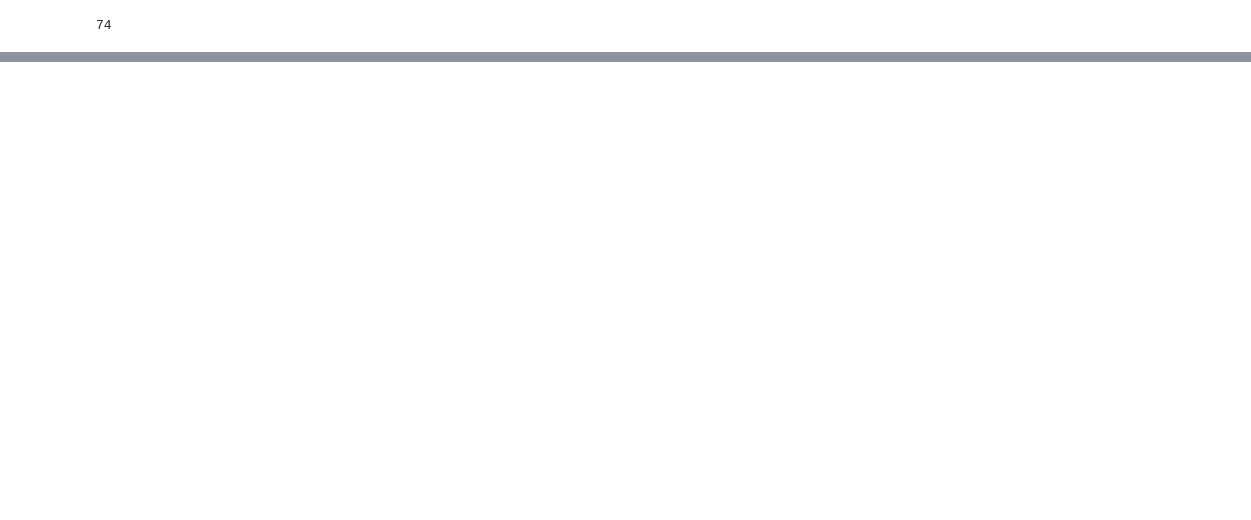
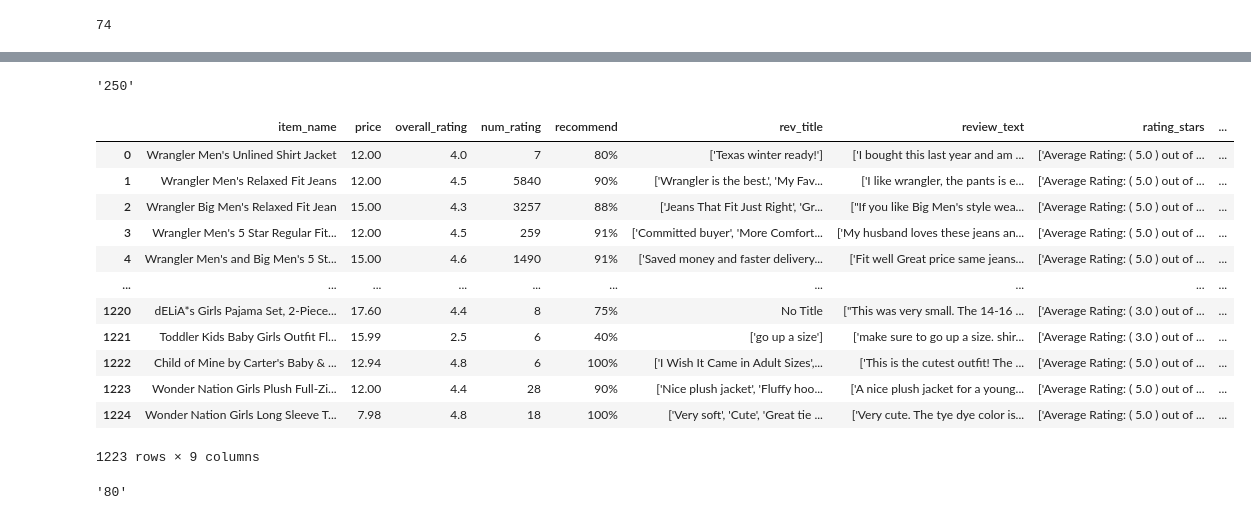
Before and after one commit to dorjeys3/Walmart_proj, a Jupyter notebook: cleaning_walmart.ipynb, the cells around one changed output, grey strips where cells are left out. Drawn from its saved outputs; the diff is of its cells as text; code cells hidden in the pictures; blank space fills up the shorter version.

Commit message:
Data cleaning for the contineous variable

```diff
--- a/cleaning_walmart.ipynb
+++ b/cleaning_walmart.ipynb
@@ -246,0 +237,38 @@ cleaning_df.dropna(subset=["review_text"])
+# %%
+x = cleaning_df.num_rating[57]
+x = list(x.split(" "))
+x[0]
+# %% [output]
+'250'
+# %%
+# function lives in the scripts folder
+def convertor(x):
+    '''Converts string to a list and returns index 0'''
+    #used to clean raw price column and num_rating column
+    x = list(x.split(" "))
+    return x[0]
+# %%
+cleaning_df["price"] = cleaning_df["price"].apply(convertor)
+cleaning_df["num_rating"] = cleaning_df["num_rating"].apply(convertor)
+# %%
+def remove_dollar(x):
+    x = list(x.split("$"))
+    return x[1]
+# %%
+cleaning_df["price"]= cleaning_df["price"].apply(remove_dollar)
+# %%
+cleaning_df
+# %% [output]
+|  | item_name | price | overall_rating | num_rating | recommend | rev_title | review_text | rating_stars | ... |
+| 0 | Wrangler Men's Unlined Shirt Jacket | 12.00 | 4.0 | 7 | 80% | ['Texas winter ready!'] | ['I bought this last year and am ... | ['Average Rating: ( 5.0 ) out of ... | ... |
+| 1 | Wrangler Men's Relaxed Fit Jeans | 12.00 | 4.5 | 5840 | 90% | ['Wrangler is the best.', 'My Fav... | ['I like wrangler, the pants is e... | ['Average Rating: ( 5.0 ) out of ... | ... |
+| 2 | Wrangler Big Men's Relaxed Fit Jean | 15.00 | 4.3 | 3257 | 88% | ['Jeans That Fit Just Right', 'Gr... | ["If you like Big Men's style wea... | ['Average Rating: ( 5.0 ) out of ... | ... |
+| 3 | Wrangler Men's 5 Star Regular Fit... | 12.00 | 4.5 | 259 | 91% | ['Committed buyer', 'More Comfort... | ['My husband loves these jeans an... | ['Average Rating: ( 5.0 ) out of ... | ... |
+| 4 | Wrangler Men's and Big Men's 5 St... | 15.00 | 4.6 | 1490 | 91% | ['Saved money and faster delivery... | ['Fit well Great price same jeans... | ['Average Rating: ( 5.0 ) out of ... | ... |
+| ... | ... | ... | ... | ... | ... | ... | ... | ... | ... |
+| 1220 | dELiA*s Girls Pajama Set, 2-Piece... | 17.60 | 4.4 | 8 | 75% | No Title | ["This was very small. The 14-16 ... | ['Average Rating: ( 3.0 ) out of ... | ... |
+| 1221 | Toddler Kids Baby Girls Outfit Fl... | 15.99 | 2.5 | 6 | 40% | ['go up a size'] | ['make sure to go up a size. shir... | ['Average Rating: ( 3.0 ) out of ... | ... |
+| 1222 | Child of Mine by Carter's Baby & ... | 12.94 | 4.8 | 6 | 100% | ['I Wish It Came in Adult Sizes',... | ['This is the cutest outfit! The ... | ['Average Rating: ( 5.0 ) out of ... | ... |
+| 1223 | Wonder Nation Girls Plush Full-Zi... | 12.00 | 4.4 | 28 | 90% | ['Nice plush jacket', 'Fluffy hoo... | ['A nice plush jacket for a young... | ['Average Rating: ( 5.0 ) out of ... | ... |
+| 1224 | Wonder Nation Girls Long Sleeve T... | 7.98 | 4.8 | 18 | 100% | ['Very soft', 'Cute', 'Great tie ... | ['Very cute. The tye dye color is... | ['Average Rating: ( 5.0 ) out of ... | ... |
+1223 rows × 9 columns
@@ -246,0 +279,8 @@ cleaning_df.dropna(subset=["review_text"])
+# %%
+x=cleaning_df.recommend[0]
+
+x = list(x.split("%"))
+
+x[0]
+# %% [output]
+'80'
```
Also changed, not shown: parts of 41 cells of this notebook, 3 other files.
